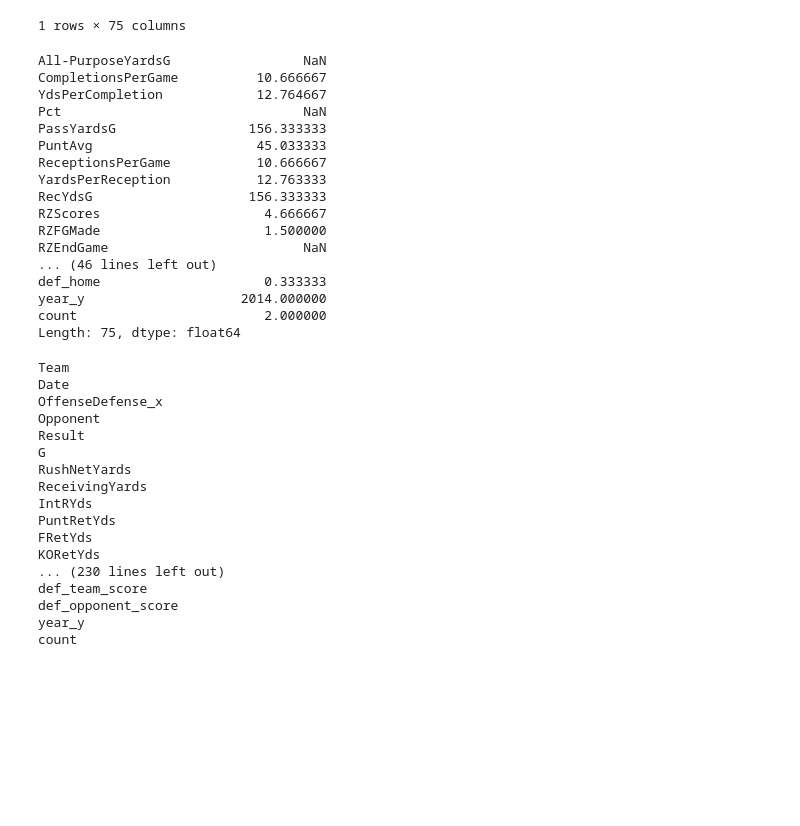
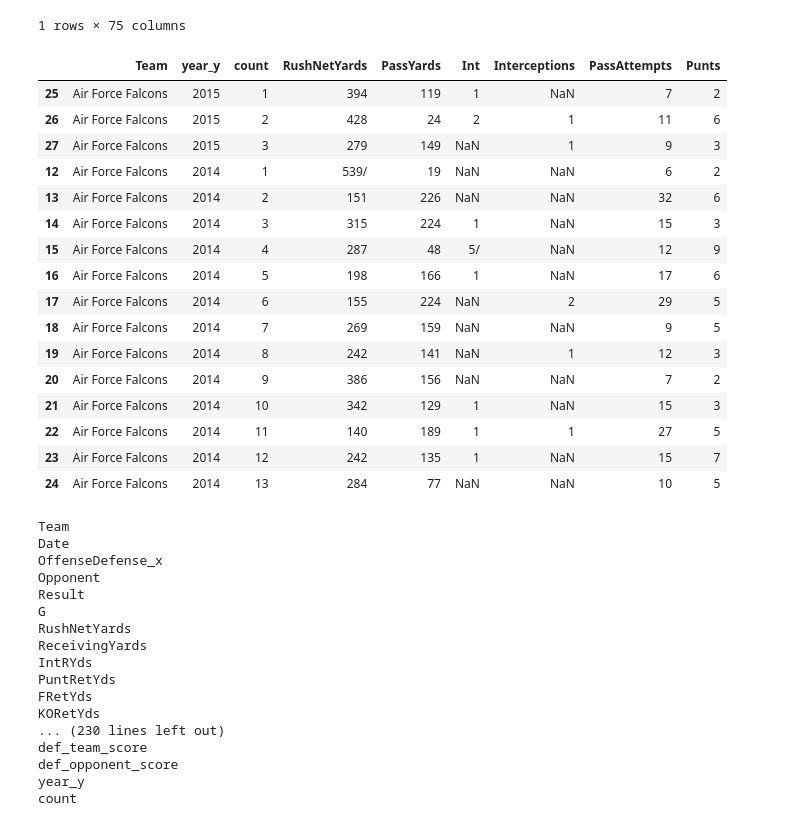
Before and after one commit to cjohns38/ncaafootball, a Jupyter notebook: StartingDataManipulation.ipynb, the cells around one changed output. Saved outputs shown, nothing was run; the diff lists cells and outputs as text; code cells hidden in the pictures; blank space fills up the shorter version.

Commit message:
Added cumulative count

```diff
--- a/StartingDataManipulation.ipynb
+++ b/StartingDataManipulation.ipynb
@@ -295,25 +295,48 @@ if game <=3:
-# %%
-out
-# %% [output]
-All-PurposeYardsG                 NaN
-CompletionsPerGame          10.666667
-YdsPerCompletion            12.764667
-Pct                               NaN
-PassYardsG                 156.333333
-PuntAvg                     45.033333
-ReceptionsPerGame           10.666667
-YardsPerReception           12.763333
-RecYdsG                    156.333333
-RZScores                     4.666667
-RZFGMade                     1.500000
-RZEndGame                         NaN
-... (46 lines left out)
-def_home                     0.333333
-year_y                    2014.000000
-count                        2.000000
-Length: 75, dtype: float64
-# %%
-cols = final.columns
+# %%
+def previous_yrs(team, year, game, cols, debug = False):
+    global final
+    cols = ['Team', 'year_y', 'count'] + cols
+    out = []
+    y = final[cols][(final['Team'] == 'Air Force Falcons') &
+                    (final['year_y'] == year) &
+                    (final['count'] <= game)
+                   ]
+
+    out.append(y)
+    if game <= 3:
+        x = final[cols][(final['Team'] == 'Air Force Falcons') &
+                        (final['year_y'] == year - 1)
+                       ]
+
+        out.append(x)
+
+    if debug == False:
+        mean = pd.concat(out)
+    elif debug == True:
+        mean = pd.concat(out)
+    return mean
+# %%
+z = previous_yrs('Air Force Falcons', 2015, 3, cols2, True)
+# %%
+z
+# %% [output]
+|  | Team | year_y | count | RushNetYards | PassYards | Int | Interceptions | PassAttempts | Punts |
+| 25 | Air Force Falcons | 2015 | 1 | 394 | 119 | 1 | NaN | 7 | 2 |
+| 26 | Air Force Falcons | 2015 | 2 | 428 | 24 | 2 | 1 | 11 | 6 |
+| 27 | Air Force Falcons | 2015 | 3 | 279 | 149 | NaN | 1 | 9 | 3 |
+| 12 | Air Force Falcons | 2014 | 1 | 539/ | 19 | NaN | NaN | 6 | 2 |
+| 13 | Air Force Falcons | 2014 | 2 | 151 | 226 | NaN | NaN | 32 | 6 |
+| 14 | Air Force Falcons | 2014 | 3 | 315 | 224 | 1 | NaN | 15 | 3 |
+| 15 | Air Force Falcons | 2014 | 4 | 287 | 48 | 5/ | NaN | 12 | 9 |
+| 16 | Air Force Falcons | 2014 | 5 | 198 | 166 | 1 | NaN | 17 | 6 |
+| 17 | Air Force Falcons | 2014 | 6 | 155 | 224 | NaN | 2 | 29 | 5 |
+| 18 | Air Force Falcons | 2014 | 7 | 269 | 159 | NaN | NaN | 9 | 5 |
+| 19 | Air Force Falcons | 2014 | 8 | 242 | 141 | NaN | 1 | 12 | 3 |
+| 20 | Air Force Falcons | 2014 | 9 | 386 | 156 | NaN | NaN | 7 | 2 |
+| 21 | Air Force Falcons | 2014 | 10 | 342 | 129 | 1 | NaN | 15 | 3 |
+| 22 | Air Force Falcons | 2014 | 11 | 140 | 189 | 1 | 1 | 27 | 5 |
+| 23 | Air Force Falcons | 2014 | 12 | 242 | 135 | 1 | NaN | 15 | 7 |
+| 24 | Air Force Falcons | 2014 | 13 | 284 | 77 | NaN | NaN | 10 | 5 |
 # %%
 for col in cols:
     print(col)
```
Also changed, not shown: parts of 3 cells of this notebook.
